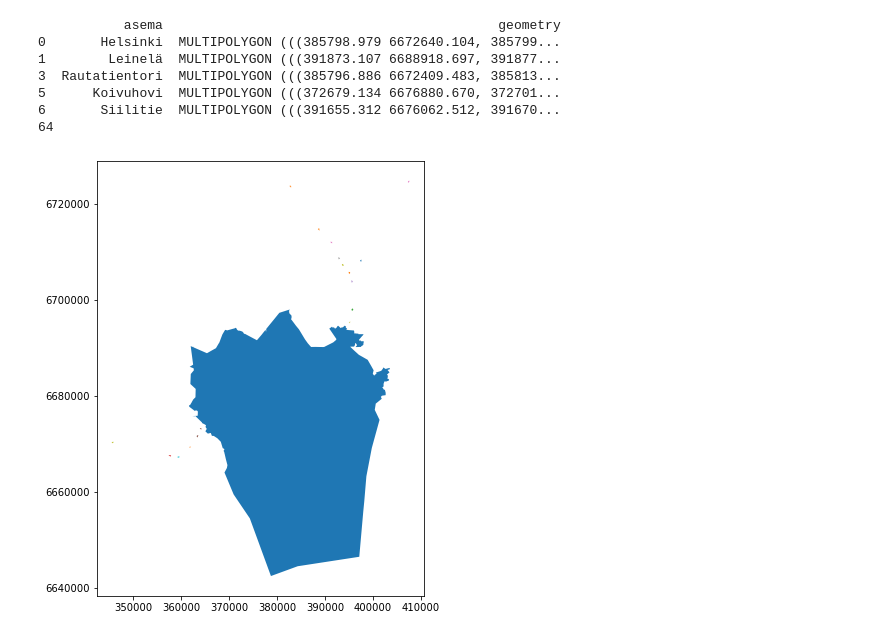
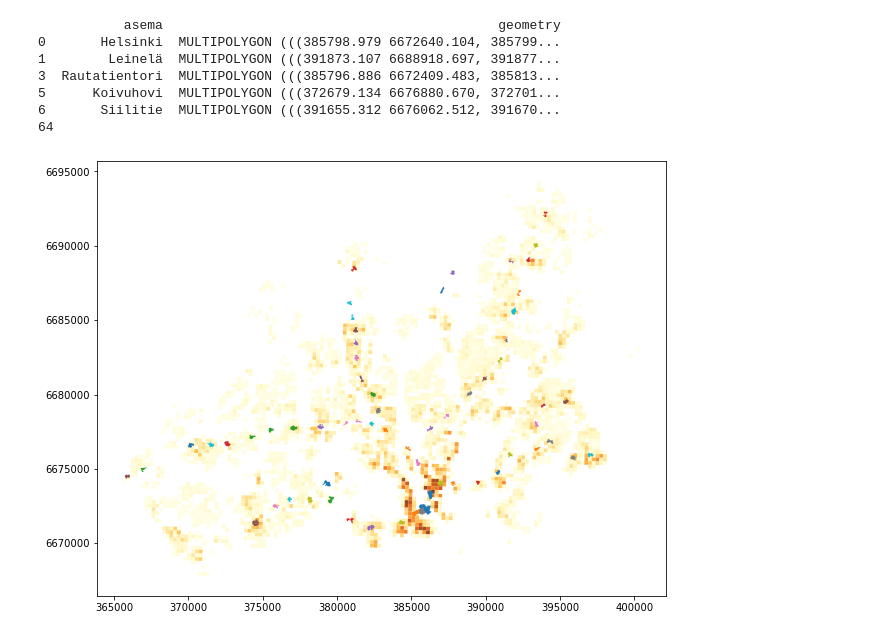
Before and after one commit to AutoGIS-2020/exercise-5-KristiinaKoivu, a Jupyter notebook: docs/prob_1_v2.ipynb, the cells around one changed output. Saved outputs shown, nothing was run; the diff lists cells and outputs as text; code cells hidden in the pictures.

```diff
--- a/docs/prob_1_v2.ipynb
+++ b/docs/prob_1_v2.ipynb
@@ -138,16 +138,15 @@ print(len(buff))
 # %%
 ### PLOT DATA ###
 # Create one subplot
 fig, ax = plt.subplots(figsize=(12,8))
 
 # Visualize
 pop.plot(ax=ax, column="asukkaita", cmap="YlOrBr", alpha=0.9)
 
 buff.plot(ax=ax, column="asema")
 
-boundary.plot(ax=ax)
 
 # Disable scientific notation
 ax.ticklabel_format(style='plain')
 # %% [output]
-[figure, old version]
+[figure, new version]
```
